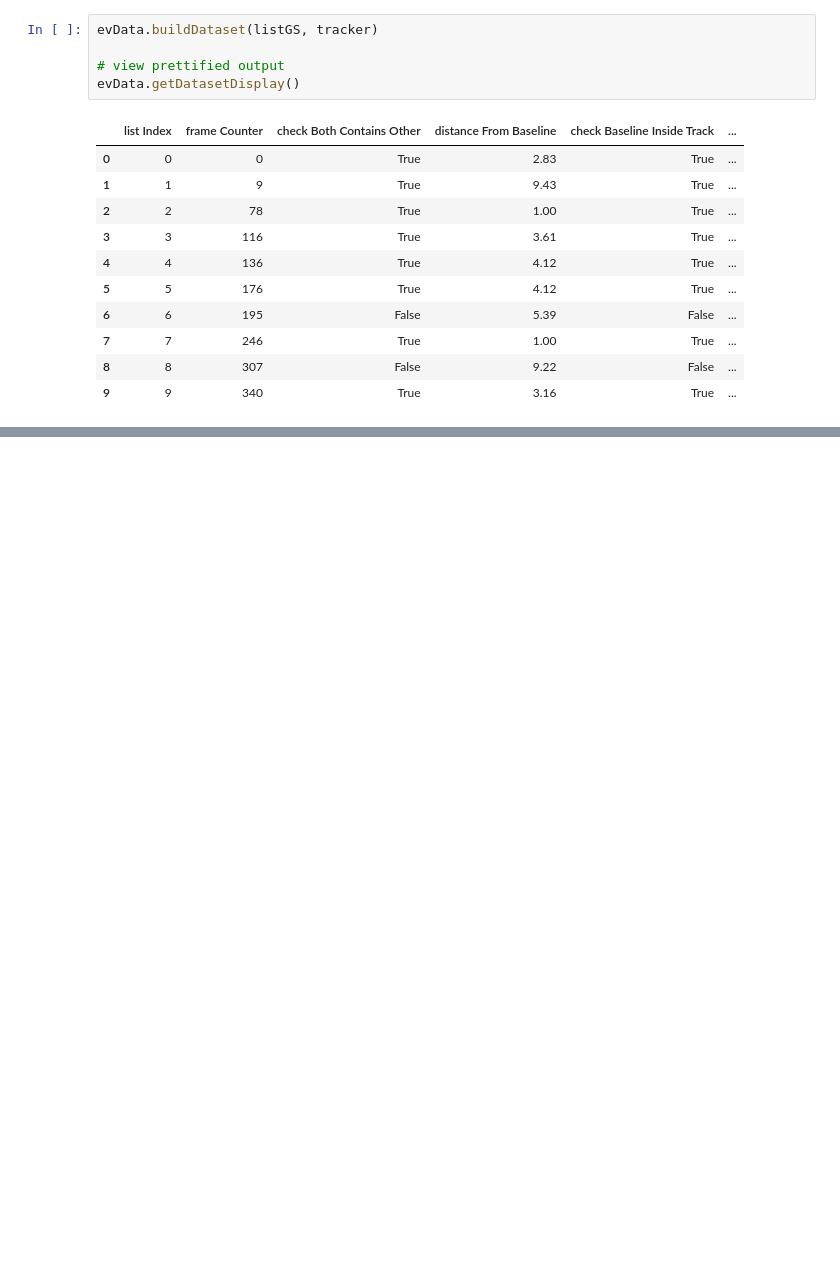
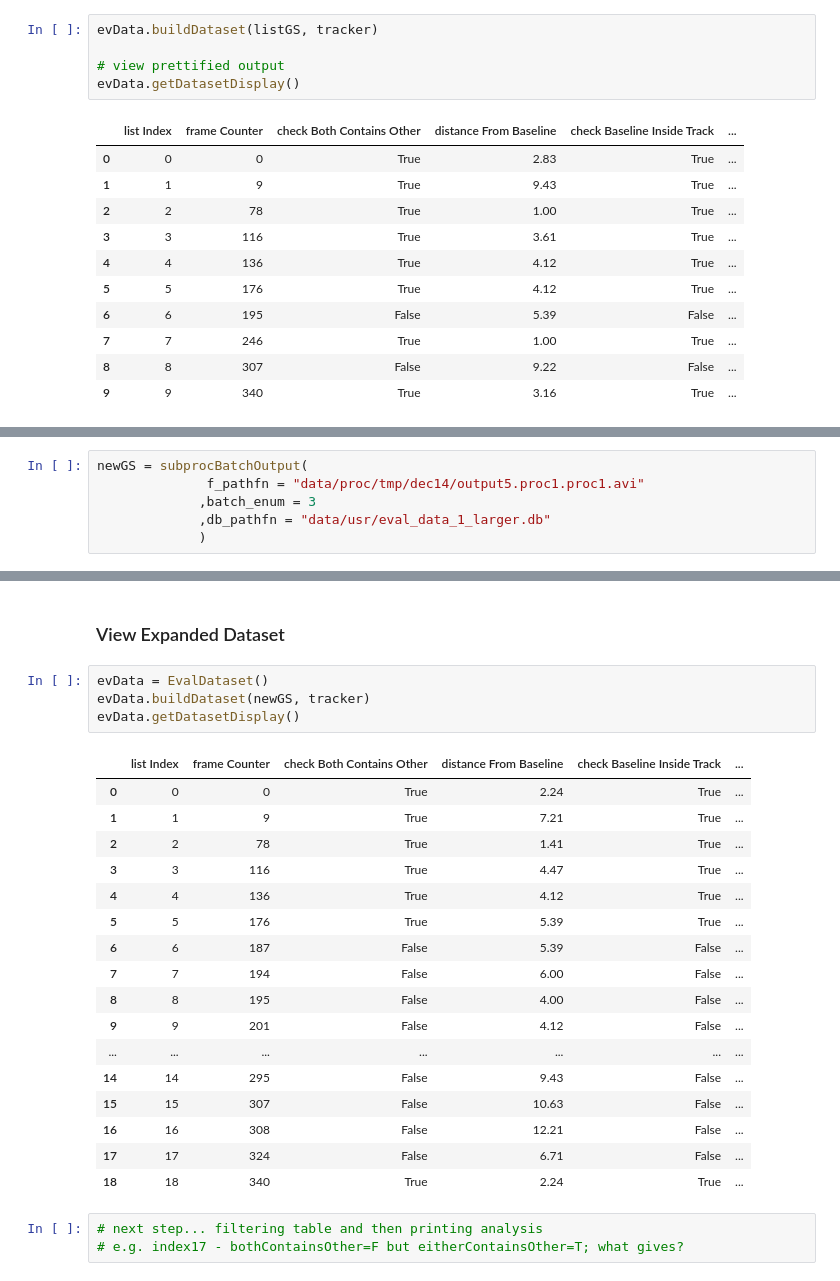
Before and after one commit to sutt/ppd, a Jupyter notebook: books/eval-data-1.ipynb, the cells around one changed output, grey strips where cells are left out. Drawn from its saved outputs; the diff is of its cells as text; blank space fills up the shorter version.

Commit message:
mopping up errors in subprocBatchOutput() and demoing it in book

```diff
--- a/books/eval-data-1.ipynb
+++ b/books/eval-data-1.ipynb
@@ -100,0 +132,6 @@ evData.getDataset()
+# %%
+newGS = subprocBatchOutput(
+              f_pathfn = "data/proc/tmp/dec14/output5.proc1.proc1.avi"
+             ,batch_enum = 3
+             ,db_pathfn = "data/usr/eval_data_1_larger.db"
+             )
@@ -100,0 +164,27 @@ evData.getDataset()
+# %% [markdown]
+### View Expanded Dataset
+# %%
+evData = EvalDataset()
+evData.buildDataset(newGS, tracker)
+evData.getDatasetDisplay()
+# %% [output]
+|  | list Index | frame Counter | check Both Contains Other | distance From Baseline | check Baseline Inside Track | ... |
+| 0 | 0 | 0 | True | 2.24 | True | ... |
+| 1 | 1 | 9 | True | 7.21 | True | ... |
+| 2 | 2 | 78 | True | 1.41 | True | ... |
+| 3 | 3 | 116 | True | 4.47 | True | ... |
+| 4 | 4 | 136 | True | 4.12 | True | ... |
+| 5 | 5 | 176 | True | 5.39 | True | ... |
+| 6 | 6 | 187 | False | 5.39 | False | ... |
+| 7 | 7 | 194 | False | 6.00 | False | ... |
+| 8 | 8 | 195 | False | 4.00 | False | ... |
+| 9 | 9 | 201 | False | 4.12 | False | ... |
+| ... | ... | ... | ... | ... | ... | ... |
+| 14 | 14 | 295 | False | 9.43 | False | ... |
+| 15 | 15 | 307 | False | 10.63 | False | ... |
+| 16 | 16 | 308 | False | 12.21 | False | ... |
+| 17 | 17 | 324 | False | 6.71 | False | ... |
+| 18 | 18 | 340 | True | 2.24 | True | ... |
+# %%
+# next step... filtering table and then printing analysis
+# e.g. index17 - bothContainsOther=F but eitherContainsOther=T; what gives?
```
Also changed, not shown: parts of 12 cells of this notebook, 3 other files.
